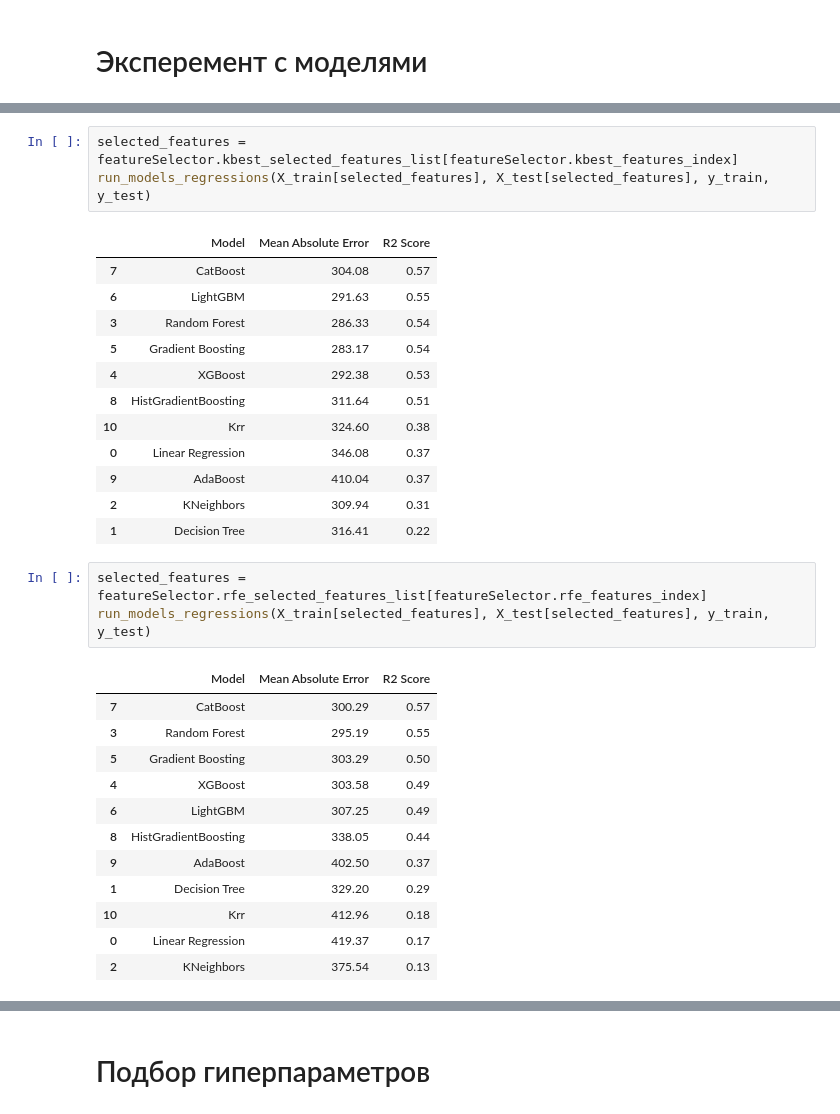
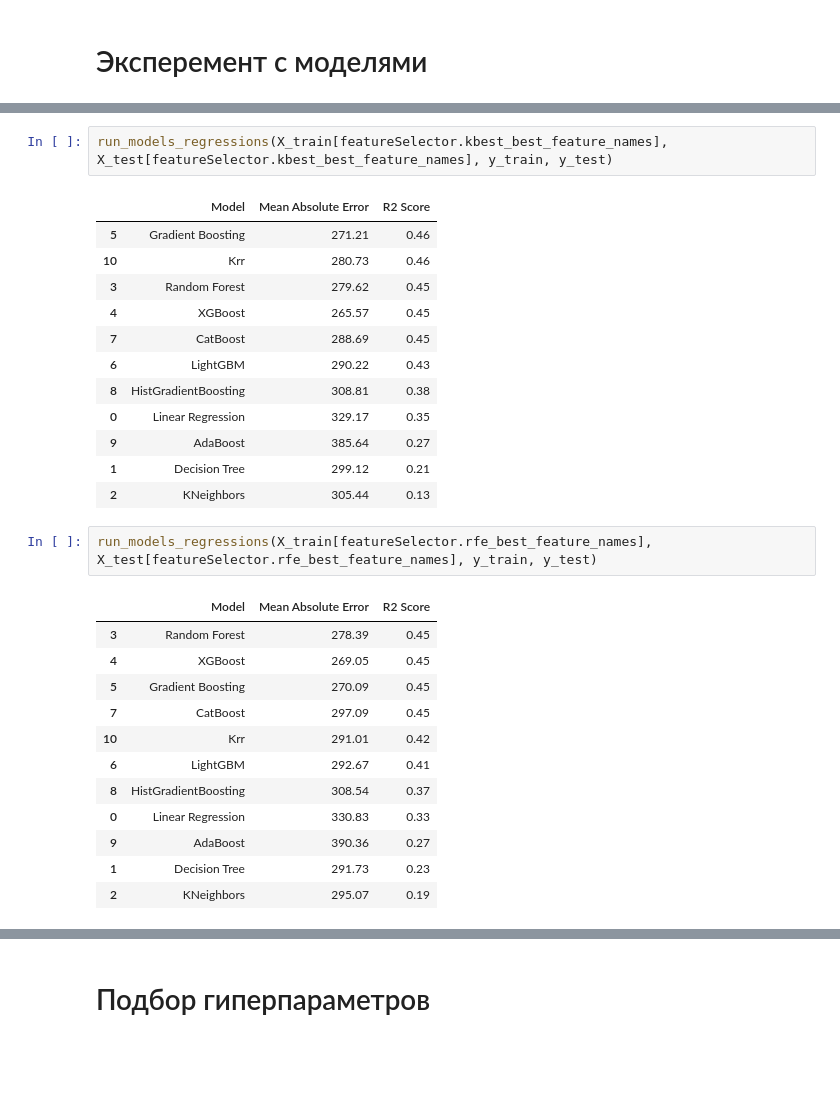
Before and after one commit to sevaTechoPark/mo-chemistry, a Jupyter notebook: regression_CC50.ipynb, the cells around one changed output, grey strips where cells are left out. Drawn from its saved outputs; the diff is of its cells as text; blank space fills up the shorter version.

```diff
--- a/regression_CC50.ipynb
+++ b/regression_CC50.ipynb
@@ -189,35 +195,33 @@ run_models_regressions(X_train[featureSelectorCV.best_features_names], X_test[fe
 # %%
-selected_features = featureSelector.kbest_selected_features_list[featureSelector.kbest_features_index]
-run_models_regressions(X_train[selected_features], X_test[selected_features], y_train, y_test)
+run_models_regressions(X_train[featureSelector.kbest_best_feature_names], X_test[featureSelector.kbest_best_feature_names], y_train, y_test)
 # %% [output]
 |  | Model | Mean Absolute Error | R2 Score |
-| 7 | CatBoost | 304.08 | 0.57 |
-| 6 | LightGBM | 291.63 | 0.55 |
-| 3 | Random Forest | 286.33 | 0.54 |
-| 5 | Gradient Boosting | 283.17 | 0.54 |
-| 4 | XGBoost | 292.38 | 0.53 |
-| 8 | HistGradientBoosting | 311.64 | 0.51 |
-| 10 | Krr | 324.60 | 0.38 |
-| 0 | Linear Regression | 346.08 | 0.37 |
-| 9 | AdaBoost | 410.04 | 0.37 |
-| 2 | KNeighbors | 309.94 | 0.31 |
-| 1 | Decision Tree | 316.41 | 0.22 |
+| 5 | Gradient Boosting | 271.21 | 0.46 |
+| 10 | Krr | 280.73 | 0.46 |
+| 3 | Random Forest | 279.62 | 0.45 |
+| 4 | XGBoost | 265.57 | 0.45 |
+| 7 | CatBoost | 288.69 | 0.45 |
+| 6 | LightGBM | 290.22 | 0.43 |
+| 8 | HistGradientBoosting | 308.81 | 0.38 |
+| 0 | Linear Regression | 329.17 | 0.35 |
+| 9 | AdaBoost | 385.64 | 0.27 |
+| 1 | Decision Tree | 299.12 | 0.21 |
+| 2 | KNeighbors | 305.44 | 0.13 |
 # %%
-selected_features =  featureSelector.rfe_selected_features_list[featureSelector.rfe_features_index]
-run_models_regressions(X_train[selected_features], X_test[selected_features], y_train, y_test)
+run_models_regressions(X_train[featureSelector.rfe_best_feature_names], X_test[featureSelector.rfe_best_feature_names], y_train, y_test)
 # %% [output]
 |  | Model | Mean Absolute Error | R2 Score |
-| 7 | CatBoost | 300.29 | 0.57 |
-| 3 | Random Forest | 295.19 | 0.55 |
-| 5 | Gradient Boosting | 303.29 | 0.50 |
-| 4 | XGBoost | 303.58 | 0.49 |
-| 6 | LightGBM | 307.25 | 0.49 |
-| 8 | HistGradientBoosting | 338.05 | 0.44 |
-| 9 | AdaBoost | 402.50 | 0.37 |
-| 1 | Decision Tree | 329.20 | 0.29 |
-| 10 | Krr | 412.96 | 0.18 |
-| 0 | Linear Regression | 419.37 | 0.17 |
-| 2 | KNeighbors | 375.54 | 0.13 |
+| 3 | Random Forest | 278.39 | 0.45 |
+| 4 | XGBoost | 269.05 | 0.45 |
+| 5 | Gradient Boosting | 270.09 | 0.45 |
+| 7 | CatBoost | 297.09 | 0.45 |
+| 10 | Krr | 291.01 | 0.42 |
+| 6 | LightGBM | 292.67 | 0.41 |
+| 8 | HistGradientBoosting | 308.54 | 0.37 |
+| 0 | Linear Regression | 330.83 | 0.33 |
+| 9 | AdaBoost | 390.36 | 0.27 |
+| 1 | Decision Tree | 291.73 | 0.23 |
+| 2 | KNeighbors | 295.07 | 0.19 |
 # %%
 run_models_regressions(X_train[common_selected_features], X_test[common_selected_features], y_train, y_test)
 # %% [output]
```
Also changed, not shown: parts of 22 cells of this notebook, 7 other files.
